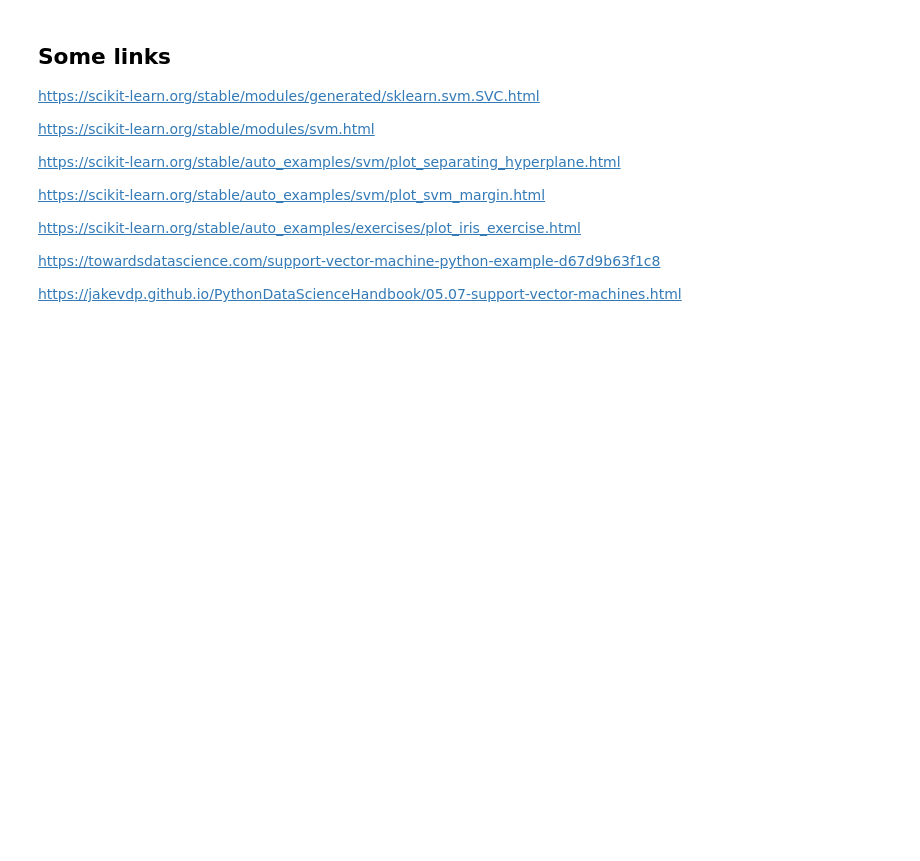
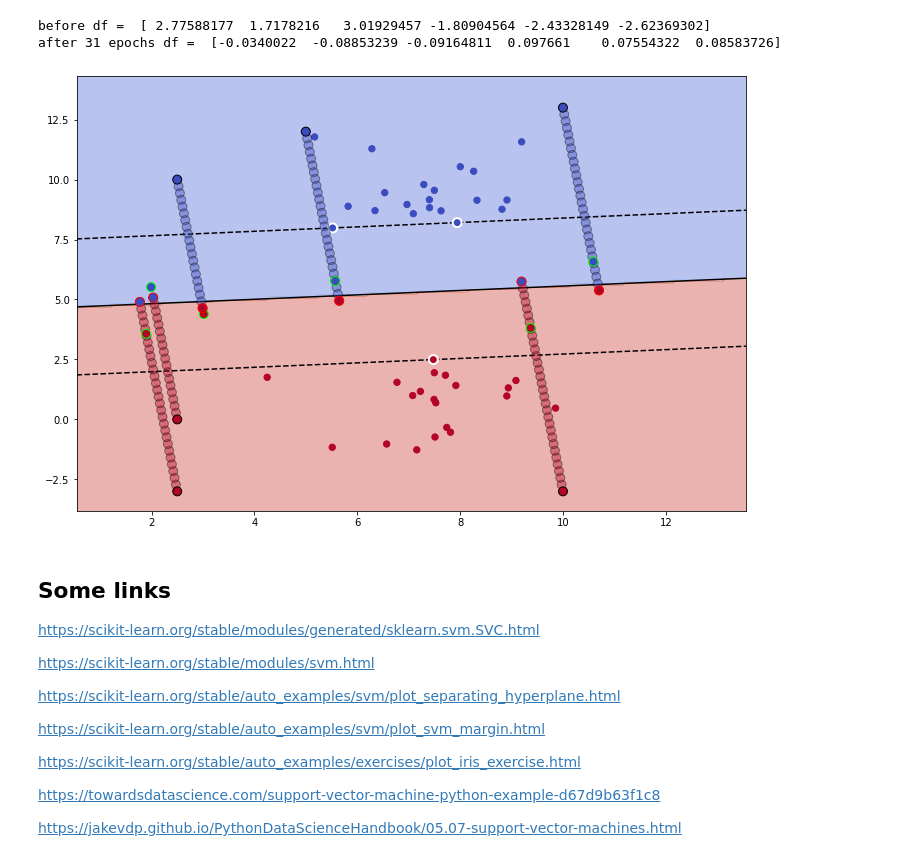
Before and after one commit to changx03/jupyter_tensorflow, a Jupyter notebook: svm_test.ipynb, the cells around one changed output. Saved outputs shown, nothing was run; the diff lists cells and outputs as text; code cells hidden in the pictures; blank space fills up the shorter version.

Commit message:
updated test set

```diff
--- a/svm_test.ipynb
+++ b/svm_test.ipynb
@@ -35,8 +61,18 @@ yy_up = yy + np.sqrt(1 + a ** 2) * margin
 # %%
 # creating adversarial examples on SVM with linear kernal
-x_test = np.array([[6.0, 1.0], [8.0, 2.0], [10.0, 10.0]], dtype=np.float32)
-pred_test = model.predict(x_test)
-print(pred_test)
+x_subset = np.array([
+    [2.5, -3.0],
+    [2.5, 0],
+    [10, -3],
+    [2.5, 10],
+    [5, 12],
+    [10, 13],
+    ], dtype=np.float32)
+y_subset = model.predict(x_subset)
+print(y_subset)
+
+score = model.decision_function(x_subset)
+print(score)
 
 sup_x = model.support_vectors_
 dual_alpha = model.dual_coef_
@@ -49,16 +85,16 @@ w_l2_norm = np.sqrt(np.sum(w**2))
 w_norm = w / w_l2_norm
 print('w_norm:\n', w_norm)
 
-print(x_test.shape)
+print(x_subset.shape)
 print(w.shape)
-Q = (x_test @ w.T + beta)
+Q = (x_subset @ w.T + beta)
 print('Q:\n', Q)
 
 # y in set of {1, -1}. Transform label 0 to -1.
-y_sign = np.array([[-1 if yy == 0 else 1 for yy in pred_test]], dtype=np.float32).T
+y_sign = np.array([[-1 if yy == 0 else 1 for yy in y_subset]], dtype=np.float32).T
 print('y_sign:\n', y_sign)
 
 epsilon = 1.0
 delta = - w_norm * (Q + y_sign * (margin + epsilon))
-adversarial = x_test + delta
+adversarial = x_subset + delta
 print('adversarial:\n', adversarial)
@@ -71,15 +125,15 @@ def get_gradient_linear(support_x, dual_alpha):
 # %%
 # Using an interative algorithm to find the minimal vector
 learning_rate = 0.8
-x_star = np.array(x_test)
-y_not = get_not_y(pred_test)
+x_star = np.array(x_subset)
+y_not = get_not_y(y_subset)
 pred_x_star = model.predict(x_star)
 inds_update = np.where(pred_x_star != y_not)[0]
 
 x_stack = np.array([], dtype=np.float32)
 
 epoch = 0
-max_epoches = 20
+max_epoches = 40
 while len(inds_update) > 0 and epoch < max_epoches:
     x_update = x_star[inds_update] - y_sign[inds_update] * learning_rate * get_gradient_linear(sup_x, dual_alpha)
     x_star[inds_update] = x_update
@@ -93,37 +147,42 @@ while len(inds_update) > 0 and epoch < max_epoches:
     else:
         x_stack = np.vstack((x_stack, x_update))
 
-print('before df = ', model.decision_function(x_test))
+print('before df = ', model.decision_function(x_subset))
 print(f'after {epoch} epochs df = ', model.decision_function(x_star))
+# %% [output]
+before df =  [ 2.77588177  1.7178216   3.01929457 -1.80904564 -2.43328149 -2.62369302]
+after 31 epochs df =  [-0.0340022  -0.08853239 -0.09164811  0.097661    0.07554322  0.08583726]
 # %%
 XX, YY = np.mgrid[x0_min:x0_max:200j, x1_min:x1_max:200j]
 Z = model.predict(np.c_[XX.ravel(), YY.ravel()])
 Z = Z.reshape(XX.shape)
 
 figsize = np.array(plt.rcParams["figure.figsize"]) * 2
 plt.figure(figsize=figsize.tolist())
 
 plt.contourf(XX, YY, Z, cmap='coolwarm', alpha=0.4, zorder=1)
 
 plt.plot(xx, yy, 'k-')
 plt.plot(xx, yy_down, 'k--')
 plt.plot(xx, yy_up, 'k--')
 
 plt.scatter(x[:, 0], x[:, 1], c=y, cmap='coolwarm', edgecolor='face', s=40, zorder=2)
 plt.scatter(model.support_vectors_[:, 0], model.support_vectors_[:, 1], c=y[model.support_], cmap='coolwarm', edgecolors='white', linewidths=2, s=80, zorder=10)
 
-pred_test = model.predict(x_test)
-plt.scatter(x_test[:, 0], x_test[:, 1], c=pred_test, cmap='coolwarm', edgecolor='k', s=80, zorder=20)
+y_subset = model.predict(x_subset)
+plt.scatter(x_subset[:, 0], x_subset[:, 1], c=y_subset, cmap='coolwarm', edgecolor='k', s=80, zorder=20)
 plt.scatter(adversarial[:, 0], adversarial[:, 1], c=model.predict(adversarial), cmap='coolwarm', edgecolor='lime', s=80, zorder=20)
 
 pred_iter_adversarials = model.predict(x_star)
 plt.scatter(x_star[:, 0], x_star[:, 1], c=pred_iter_adversarials, cmap='coolwarm', edgecolor='red', s=80, zorder=20)
 
 plt.scatter(x_stack[:, 0], x_stack[:, 1], c=model.predict(x_stack), cmap='coolwarm', edgecolor='k', s=80, zorder=10, alpha=0.4)
 
 plt.xlim(x0_min, x0_max)
 plt.ylim(x1_min, x1_max)
 plt.show()
+# %% [output]
+[figure, added]
 # %% [markdown]
 ## Some links
 https://scikit-learn.org/stable/modules/generated/sklearn.svm.SVC.html
```
Also changed, not shown: parts of 3 cells of this notebook.
